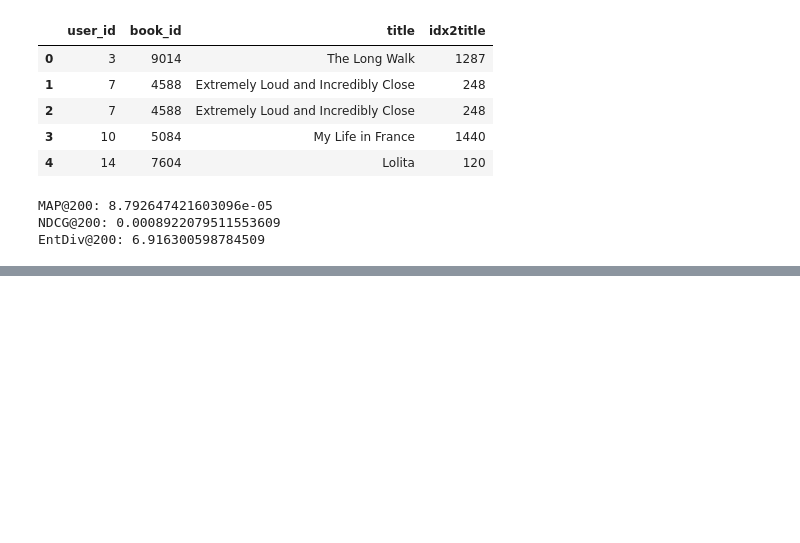
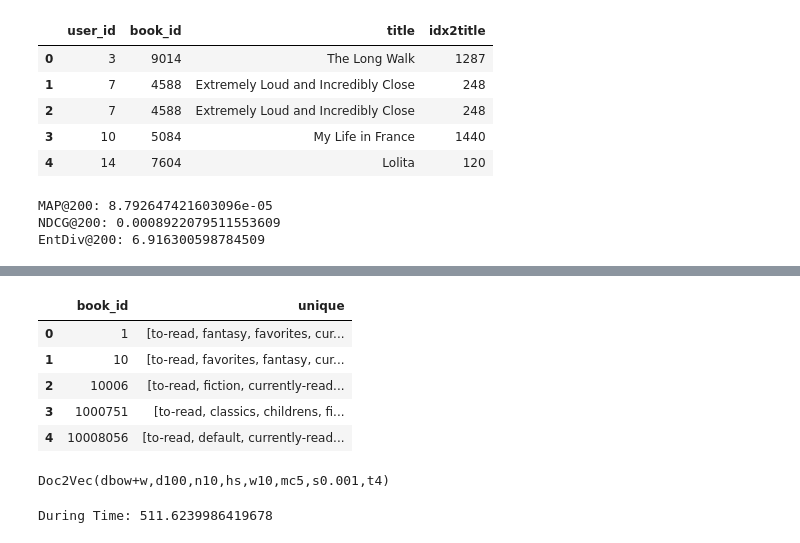
Before and after one commit to Haebuk/recommend, a Jupyter notebook: goodbooks_10k/goodbooks-10k Contents Based Model.ipynb, the cells around one changed output, grey strips where cells are left out. Cells and saved outputs as stored; diff of their text form; code cells hidden in the pictures; blank space fills up the shorter version.

```diff
--- a/goodbooks_10k/goodbooks-10k Contents Based Model.ipynb
+++ b/goodbooks_10k/goodbooks-10k Contents Based Model.ipynb
@@ -275,0 +373,10 @@ EntDiv@200: 6.916300598784509
+# %%
+agg = book_tags.groupby(['book_id'])['tag_name'].agg({'unique'}).reset_index()
+agg.head()
+# %% [output]
+|  | book_id | unique |
+| 0 | 1 | [to-read, fantasy, favorites, cur... |
+| 1 | 10 | [to-read, favorites, fantasy, cur... |
+| 2 | 10006 | [to-read, fiction, currently-read... |
+| 3 | 1000751 | [to-read, classics, childrens, fi... |
+| 4 | 10008056 | [to-read, default, currently-read... |
@@ -275,0 +407,19 @@ EntDiv@200: 6.916300598784509
+# %%
+doc_vectorizer.build_vocab(tagged_train_docs)
+print(str(doc_vectorizer))
+# %% [output]
+Doc2Vec(dbow+w,d100,n10,hs,w10,mc5,s0.001,t4)
+# %%
+# 벡터 문서 학습
+from time import time
+start = time()
+for epoch in tqdm(range(5)):
+    doc_vectorizer.train(tagged_train_docs, total_examples=doc_vectorizer.corpus_count,
+                         epochs=doc_vectorizer.iter)
+    doc_vectorizer.alpha -= 0.002
+    doc_vectorizer.min_alpha = doc_vectorizer.alpha
+
+end = time()
+print('During Time: {}'.format(end - start))
+# %% [output]
+During Time: 511.6239986419678
```
Also changed, not shown: parts of 21 cells of this notebook.
